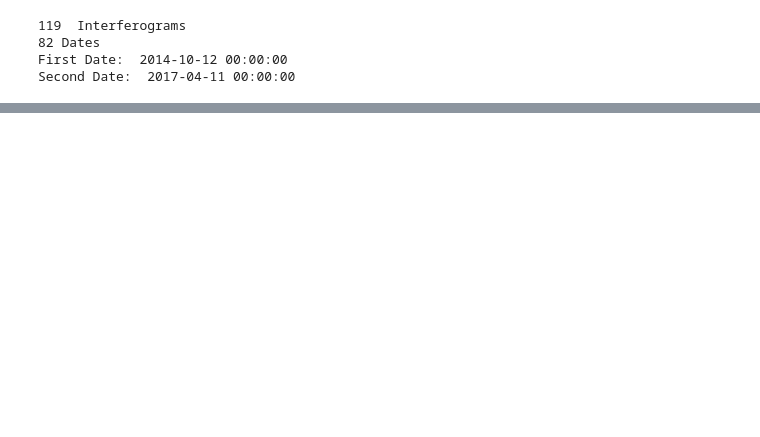
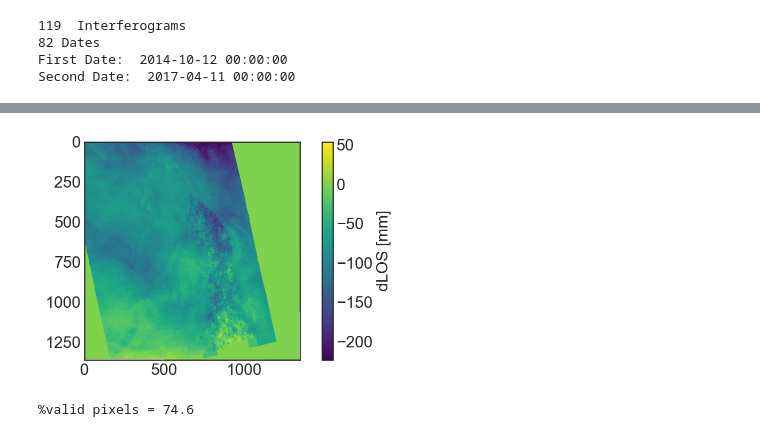
Before and after one commit to scottyhq/pnwinsar, a Jupyter notebook: xarray/SEGMeNT_InSAR_Timeseries_A101-Xarray.ipynb, the cells around one changed output, grey strips where cells are left out. Saved outputs shown, nothing was run; the diff lists cells and outputs as text; code cells hidden in the pictures; blank space fills up the shorter version.

```diff
--- a/xarray/SEGMeNT_InSAR_Timeseries_A101-Xarray.ipynb
+++ b/xarray/SEGMeNT_InSAR_Timeseries_A101-Xarray.ipynb
@@ -334,10 +184,0 @@ ifgs = np.dstack(array_list)
-# %%
-# Add simple statistics to dataframe #ignore warning, seems to work fine...
-#NOTE: can change b/c already loaded...
-for i,row in df.iterrows():
-    pair = row.directory
-    print(pair)
-    path = os.path.join(datadir,pair,unwFile)
-    mm,extent,metadata = load_mm(path, mask=water)
-    df.loc[i,'allMean'] =  np.nanmean(mm)
-    df.loc[i,'allStd'] =  np.nanstd(mm)
@@ -621,18 +184,0 @@ yref = 8970000.0
-# %%
-# Add Regional of interest around MATL
-ifg = 10
-pair = dfAll.directory.iloc[ifg]
-path = os.path.join(datadir,pair,unwFile)
-mm,extent,metadata = load_mm(path)
-extent_km = np.array(extent)/1e3
-mm[water] = np.nan
-
-plt.figure()
-plt.imshow(mm, extent=extent, cmap='viridis')
-plt.plot(xcen,ycen,'ko')
-plt.text(xcen,ycen,'MATL')
-plt.plot(xref,yref,'wo')
-plt.text(xref,yref,'Reference')
-plt.title(pair)
-cb = plt.colorbar()
-cb.set_label('dLOS mm')
@@ -777,15 +184,0 @@ Last Date:  2016-05-10 00:00:00
-# %%
-# Load data and add basic statistics to dataframe
-# Add simple statistics to dataframe #ignore warning, seems to work fine...
-#NOTE: can change b/c already loaded...
-print('Loading all data into memory...') #NOTE: each array is 7Mb
-array_list = []
-
-for i,row in df.iterrows():
-    pair = row.directory
-    #print(pair)
-    path = os.path.join(datadir,pair,unwFile)
-    mm,extent,metadata = load_mm(path, mask=water)
-    array_list.append(mm)
-    df.loc[i,'allMean'] =  np.nanmean(mm)
-    df.loc[i,'allStd'] =  np.nanstd(mm)
@@ -936,0 +185,13 @@ plt.savefig('timeseries_MATL.pdf', bbox_inches='tight')
+# %%
+plot_image(mm)
+# %% [output]
+[figure, added]
+# %%
+# NOTE: 'no_data' values only get assigned to array edges. no-data out of swath has value of zero
+# the larger the area, the greater the portion of 'no-data' in the scene. (sparse matrix)
+border = np.isnan(mm)
+outSwath = (mm == 0.0)
+notValid = (outSwath.sum()+border.sum())/mm.size
+print( '%valid pixels = {:.1f}'.format( 100*(1 - notValid) ))
+# %% [output]
+%valid pixels = 74.6
```
Also changed, not shown: parts of 142 cells of this notebook, 2 other files.
